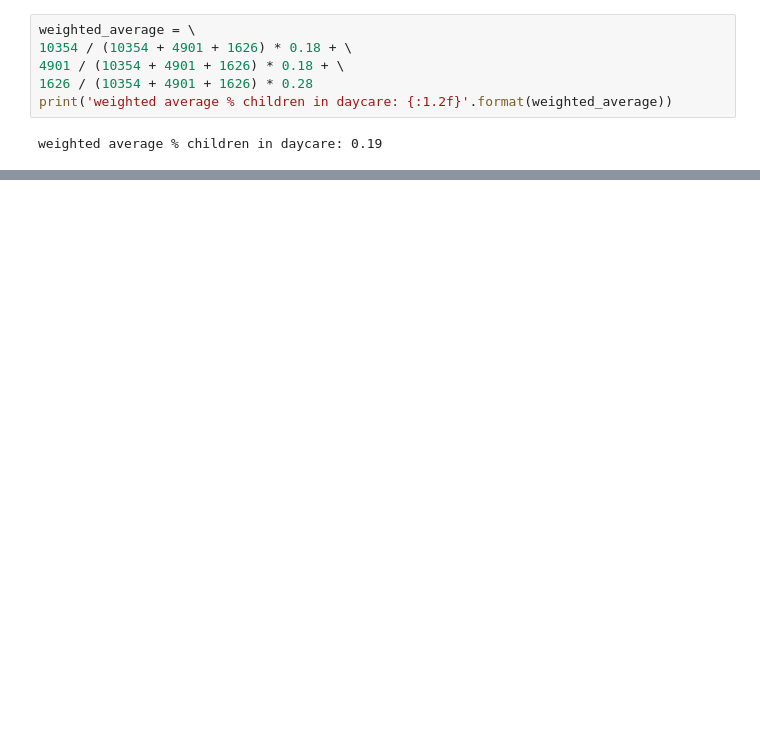
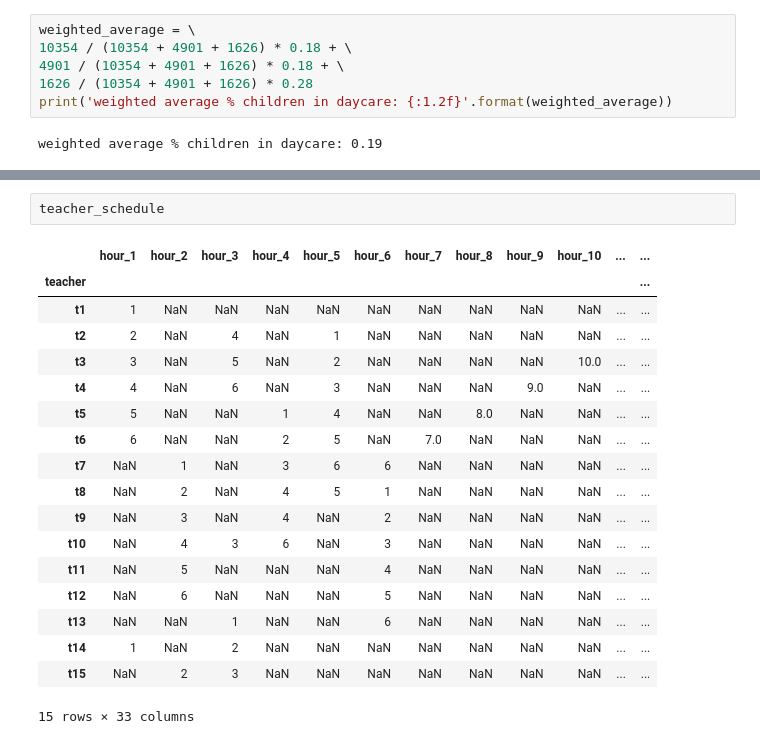
Before and after one commit to JanaLasser/agent_based_COVID_SEIRX, a Jupyter notebook: school/construct_school_network.ipynb, the cells around one changed output, grey strips where cells are left out. Cells and saved outputs as stored; diff of their text form; blank space fills up the shorter version.

```diff
--- a/school/construct_school_network.ipynb
+++ b/school/construct_school_network.ipynb
@@ -718,0 +755,21 @@ weighted average: 2.76
+# %%
+teacher_schedule
+# %% [output]
+|  | hour_1 | hour_2 | hour_3 | hour_4 | hour_5 | hour_6 | hour_7 | hour_8 | hour_9 | hour_10 | ... | ... |
+| teacher |  |  |  |  |  |  |  |  |  |  |  | ... |
+| t1 | 1 | NaN | NaN | NaN | NaN | NaN | NaN | NaN | NaN | NaN | ... | ... |
+| t2 | 2 | NaN | 4 | NaN | 1 | NaN | NaN | NaN | NaN | NaN | ... | ... |
+| t3 | 3 | NaN | 5 | NaN | 2 | NaN | NaN | NaN | NaN | 10.0 | ... | ... |
+| t4 | 4 | NaN | 6 | NaN | 3 | NaN | NaN | NaN | 9.0 | NaN | ... | ... |
+| t5 | 5 | NaN | NaN | 1 | 4 | NaN | NaN | 8.0 | NaN | NaN | ... | ... |
+| t6 | 6 | NaN | NaN | 2 | 5 | NaN | 7.0 | NaN | NaN | NaN | ... | ... |
+| t7 | NaN | 1 | NaN | 3 | 6 | 6 | NaN | NaN | NaN | NaN | ... | ... |
+| t8 | NaN | 2 | NaN | 4 | 5 | 1 | NaN | NaN | NaN | NaN | ... | ... |
+| t9 | NaN | 3 | NaN | 4 | NaN | 2 | NaN | NaN | NaN | NaN | ... | ... |
+| t10 | NaN | 4 | 3 | 6 | NaN | 3 | NaN | NaN | NaN | NaN | ... | ... |
+| t11 | NaN | 5 | NaN | NaN | NaN | 4 | NaN | NaN | NaN | NaN | ... | ... |
+| t12 | NaN | 6 | NaN | NaN | NaN | 5 | NaN | NaN | NaN | NaN | ... | ... |
+| t13 | NaN | NaN | 1 | NaN | NaN | 6 | NaN | NaN | NaN | NaN | ... | ... |
+| t14 | 1 | NaN | 2 | NaN | NaN | NaN | NaN | NaN | NaN | NaN | ... | ... |
+| t15 | NaN | 2 | 3 | NaN | NaN | NaN | NaN | NaN | NaN | NaN | ... | ... |
+15 rows × 33 columns
```
Also changed, not shown: parts of 21 cells of this notebook, 1 other file.
